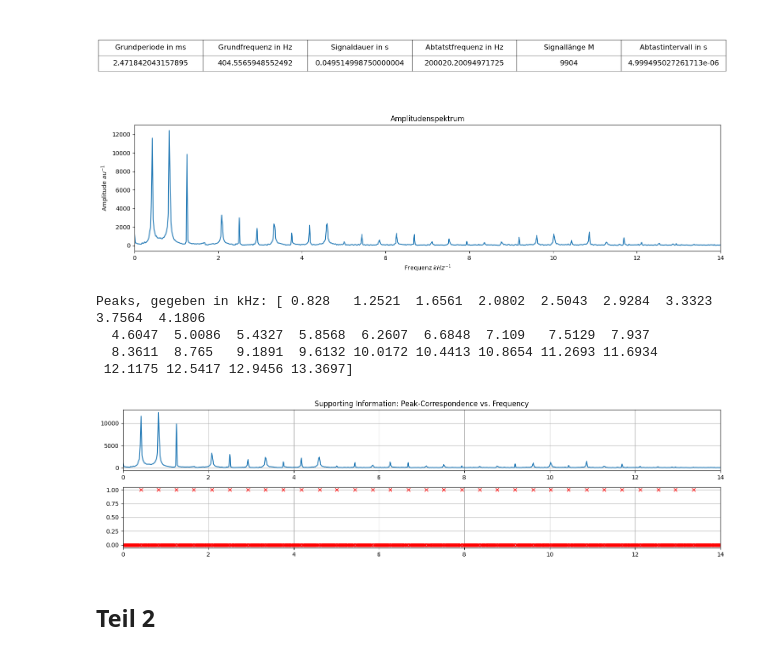
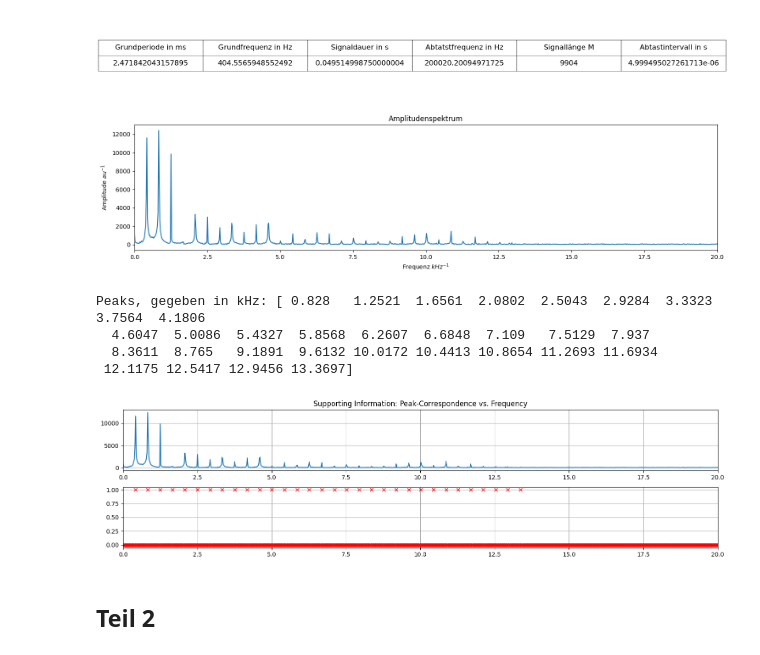
Before and after one commit to Matze-Katze/SSS, a Jupyter notebook: Versuch3/versuch3.ipynb, the cells around one changed output. Cells and saved outputs as stored; diff of their text form; code cells hidden in the pictures.

```diff
--- a/Versuch3/versuch3.ipynb
+++ b/Versuch3/versuch3.ipynb
@@ -57,7 +57,7 @@ for i in range(len(foo_rier)):
     corrected_freqs.append((i / m_delta_t) / 1000)
 
 plt.plot(corrected_freqs, np.abs(foo_rier[:,1]))
-plt.xlim(0, 14)
+plt.xlim(0, 20)
 plt.title("Amplitudenspektrum")
 plt.xlabel("Frequenz $kHz^{-1}$")
 plt.ylabel("Amplitude $au^{-1}$")
@@ -65,41 +65,41 @@ plt.show()
 
 # Finde die Peaks
 peak_indices, _ = sp.signal.find_peaks(np.abs(foo_rier[:,1]), distance=10, height=100, prominence=100)
 
 # helper-list used to confirm the results of scipys peak-picker
 why_values = np.zeros_like(corrected_freqs)
 for i in range(len(why_values)):
     if i in peak_indices:
         why_values[i] = 1
 
 # map back to corrected freqs in order to extract meaningfull information
 corrected_peaks_list = []
 for i in range(len(why_values)):
     if why_values[i] == 1:
         corrected_peaks_list.append(corrected_freqs[i])
 corrected_peaks_list = np.array(corrected_peaks_list)
 
 print('Peaks, gegeben in kHz:', corrected_peaks_list[1:32].round(4)) # Grundfrequenz (größter Beitrag) 1,25 kHz
 
 # Plotte die Daten und markiere die Peaks
 plt.subplot(2, 1, 1)
 plt.plot(corrected_freqs, np.abs(foo_rier[:,1]))
-plt.xlim(0, 14)
+plt.xlim(0, 20)
 plt.title("Supporting Information: Peak-Correspondence vs. Frequency")
 plt.grid()
 
 plt.subplot(2, 1, 2)
 plt.plot(corrected_freqs, why_values, 'x', color='red')
-plt.xlim(0, 14)
+plt.xlim(0, 20)
 plt.grid()
 plt.show()
 # %% [output]
-[figure, old version]
+[figure, new version]
 Peaks, gegeben in kHz: [ 0.828   1.2521  1.6561  2.0802  2.5043  2.9284  3.3323  3.7564  4.1806
   4.6047  5.0086  5.4327  5.8568  6.2607  6.6848  7.109   7.5129  7.937
   8.3611  8.765   9.1891  9.6132 10.0172 10.4413 10.8654 11.2693 11.6934
  12.1175 12.5417 12.9456 13.3697]
-[figure, old version]
+[figure, new version]
 # %% [markdown]
 ## Teil 2
 # %%
```
